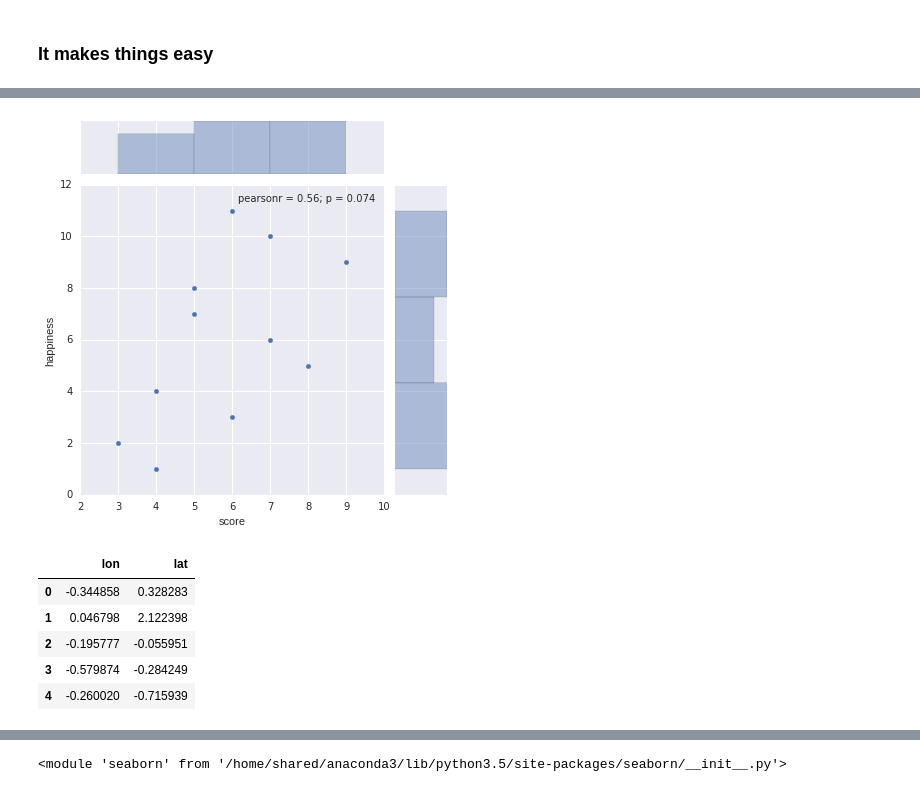
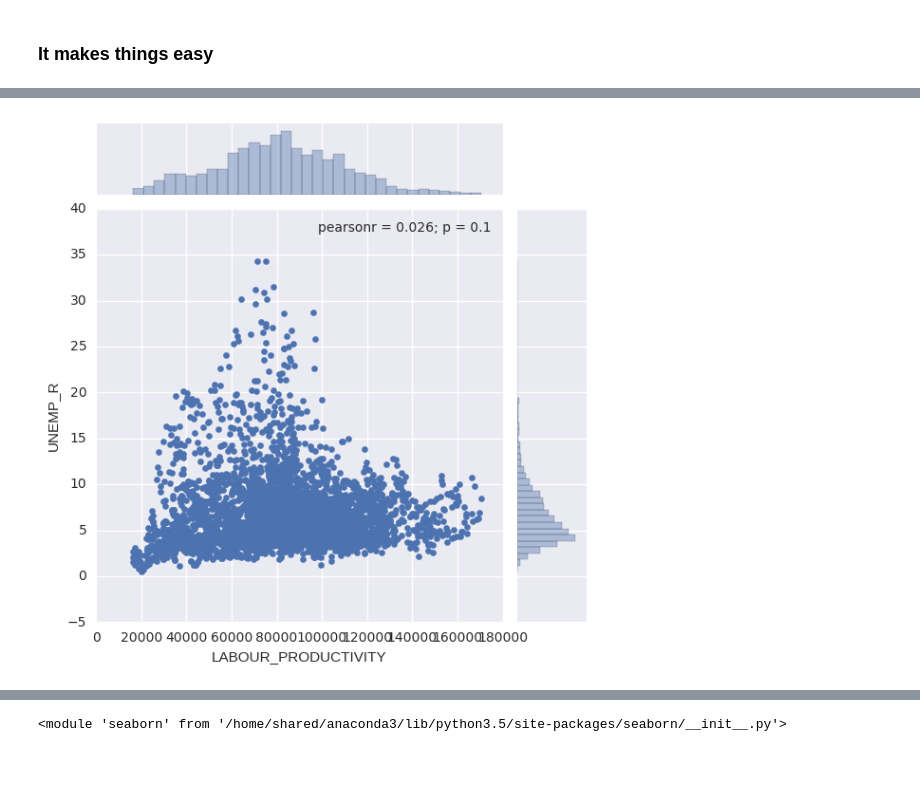
Before and after one commit to jgarciab/wwd2017, a Jupyter notebook: class2/class2b_tidy_data.ipynb, the cells around one changed output, grey strips where cells are left out. Saved outputs shown, nothing was run; the diff lists cells and outputs as text; code cells hidden in the pictures; blank space fills up the shorter version.

```diff
--- a/class2/class2b_tidy_data.ipynb
+++ b/class2/class2b_tidy_data.ipynb
@@ -221,0 +358,15 @@ time formatting
+# %%
+df = pd.read_csv("data/CITIES_19122016195113034.csv",sep="\t")
+
+cols = list(df.columns)
+cols[0] = "METRO_ID"
+df.columns = cols
+df.head()
+
+column_with_values = "Value"
+column_to_split = ["VAR"]
+variables_already_present = ["METRO_ID","Metropolitan areas","Year"]
+df_fixed = df.pivot_table(column_with_values,
+             variables_already_present,
+             column_to_split)
+df_fixed = df_fixed.reset_index()
@@ -231,4 +386,4 @@ sns.distplot(x, kde=True, rug=True)
 # %%
-sns.jointplot(x="score", y="happiness", data=csvFrame);
+sns.jointplot(x="LABOUR_PRODUCTIVITY", y="UNEMP_R", data=df_fixed);
 # %% [output]
-[figure, old version]
+[figure, new version]
@@ -237,10 +389,0 @@ np.random.randn?
-# %%
-df = pd.DataFrame(np.random.randn(10000,2),columns=["lon","lat"])
-df.head()
-# %% [output]
-|  | lon | lat |
-| 0 | -0.344858 | 0.328283 |
-| 1 | 0.046798 | 2.122398 |
-| 2 | -0.195777 | -0.055951 |
-| 3 | -0.579874 | -0.284249 |
-| 4 | -0.260020 | -0.715939 |
```
Also changed, not shown: parts of 36 cells of this notebook, 11 other files.
